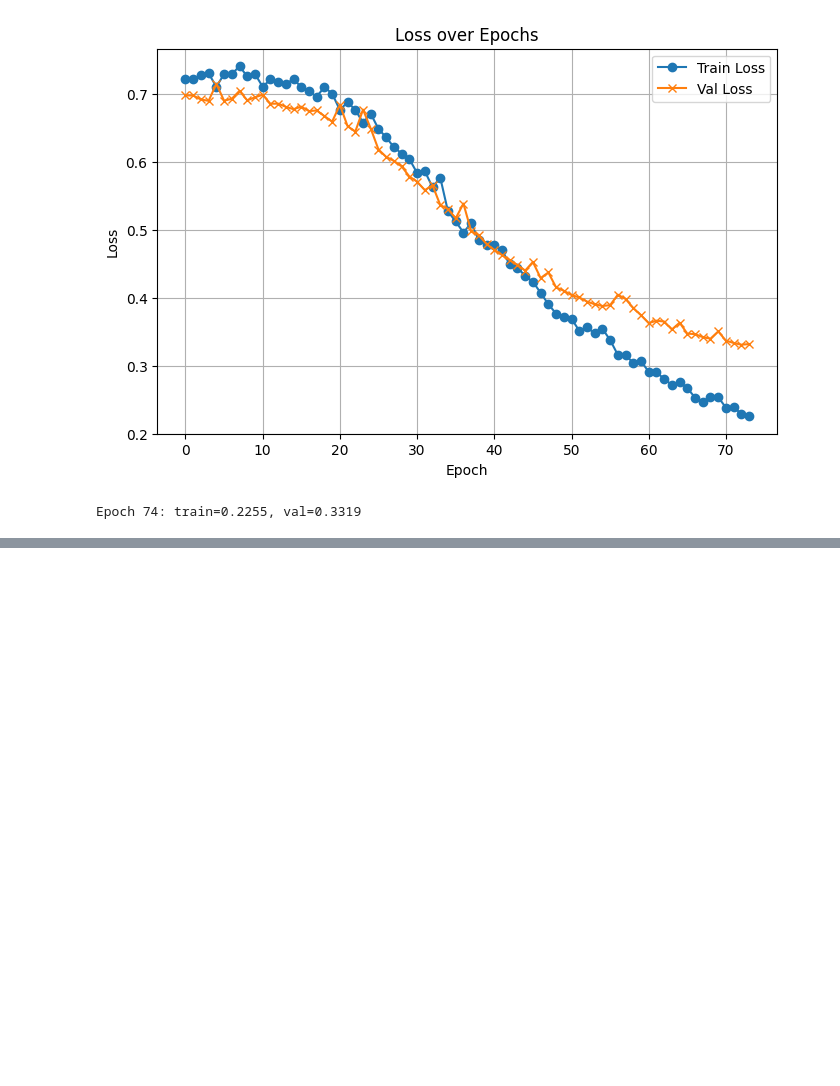
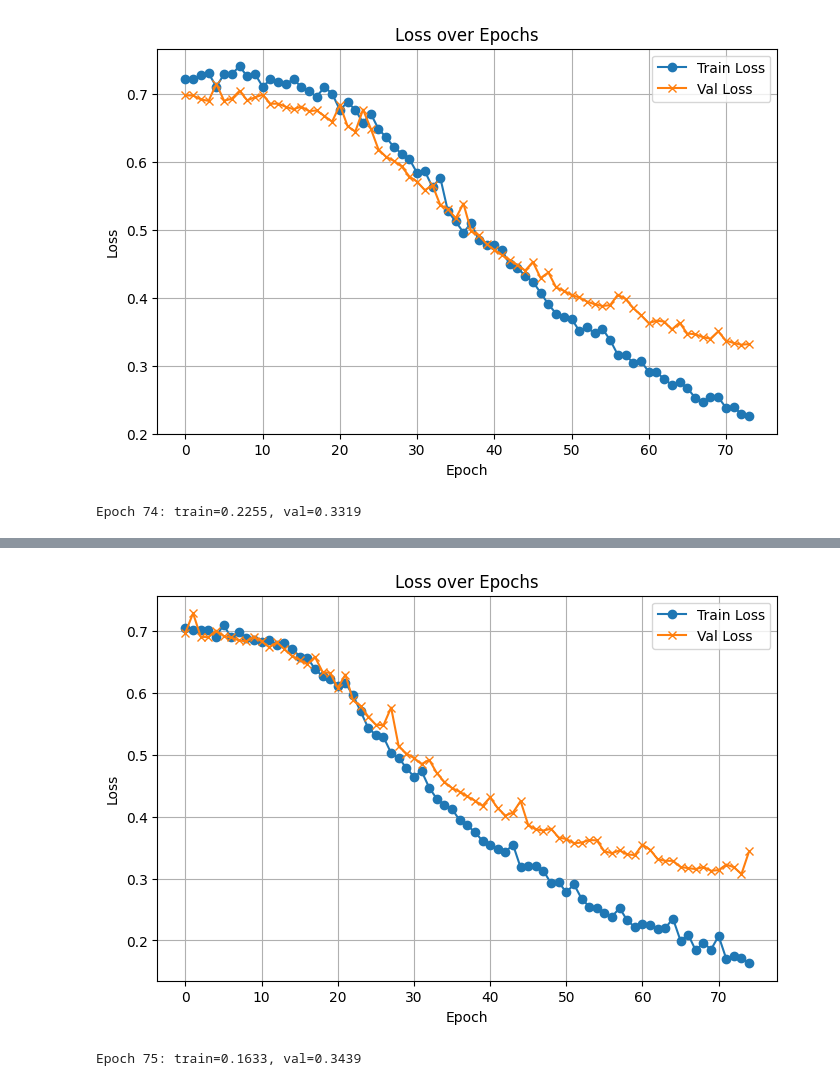
Before and after one commit to elalber2000/stop_slop, a Jupyter notebook: notebooks/fasttext_training.ipynb, the cells around one changed output, grey strips where cells are left out. Cells and saved outputs as stored; diff of their text form; code cells hidden in the pictures; blank space fills up the shorter version.

Commit message:
Created tokenizer and separated logic

```diff
--- a/notebooks/fasttext_training.ipynb
+++ b/notebooks/fasttext_training.ipynb
@@ -157,0 +179,47 @@ ers (['<ro', 'roa', 'oad', 'adr', 'dru', 'run', 'unn', 'nne', 'ner', 'ers', 'rs>
+# %%
+train_texts = [ex["text"] for ex in train_ds]
+train_labels = np.array([ex["label"] for ex in train_ds])
+train_tokens = tok.batch_encode(train_texts)
+
+val_texts   = [ex["text"] for ex in val_ds]
+val_labels  = np.array([ex["label"] for ex in val_ds])
+val_tokens  = tok.batch_encode(val_texts)
+# %%
+N_EPOCH = 75
+train_losses, val_losses = [], []
+
+for epoch in range(1, N_EPOCH + 1):
+    perm = np.random.permutation(len(train_tokens))
+    epoch_losses = []
+
+    for i in range(0, len(perm), ft.batch_size):
+        batch_idx    = perm[i : i + ft.batch_size]
+        batch_toks   = [train_tokens[j] for j in batch_idx]
+        batch_lbls   = train_labels[batch_idx]
+        batch_df     = pd.DataFrame({"text": batch_toks, "label": batch_lbls})
+
+        ft.backward(batch_df)
+        epoch_losses.append(ft._loss_vals[-1])
+
+    avg_train = float(np.mean(epoch_losses))
+    train_losses.append(avg_train)
+
+    val_df = pd.DataFrame({"text": val_tokens, "label": val_labels})
+    vloss  = ft.eval(val_df)
+    val_losses.append(vloss)
+
+    clear_output(wait=True)
+    plt.figure(figsize=(8,5))
+    plt.plot(train_losses, marker='o', label='Train Loss')
+    plt.plot(val_losses,   marker='x', label='Val Loss')
+    plt.xlabel("Epoch")
+    plt.ylabel("Loss")
+    plt.title("Loss over Epochs")
+    plt.legend()
+    plt.grid(True)
+    plt.show()
+
+    print(f"Epoch {epoch:2d}: train={avg_train:.4f}, val={vloss:.4f}")
+# %% [output]
+[figure, added]
+Epoch 75: train=0.1633, val=0.3439
```
Also changed, not shown: parts of 2 cells of this notebook, 1 other file.
